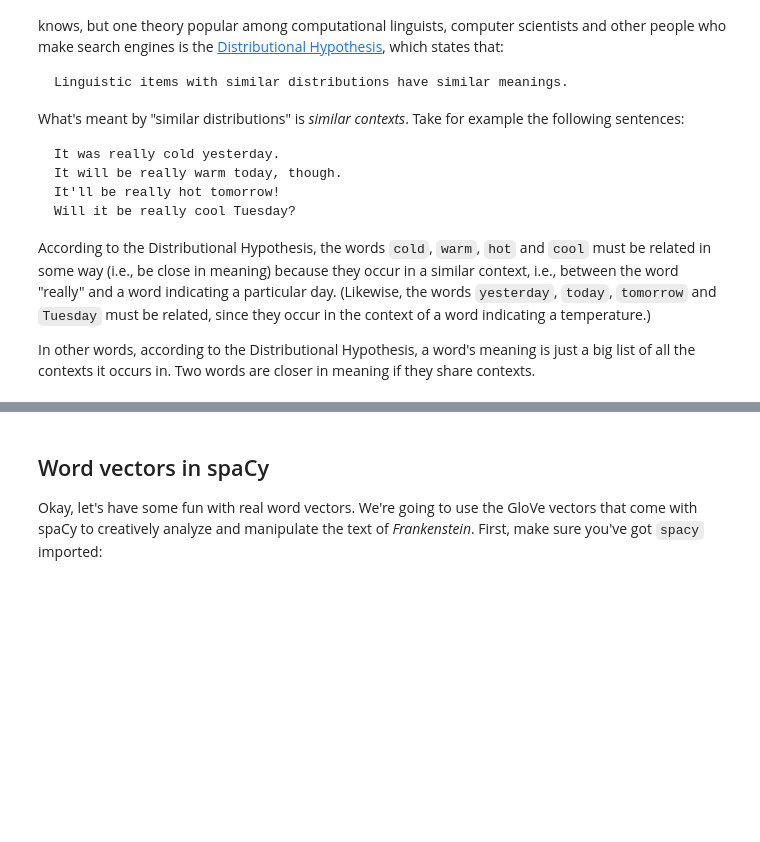
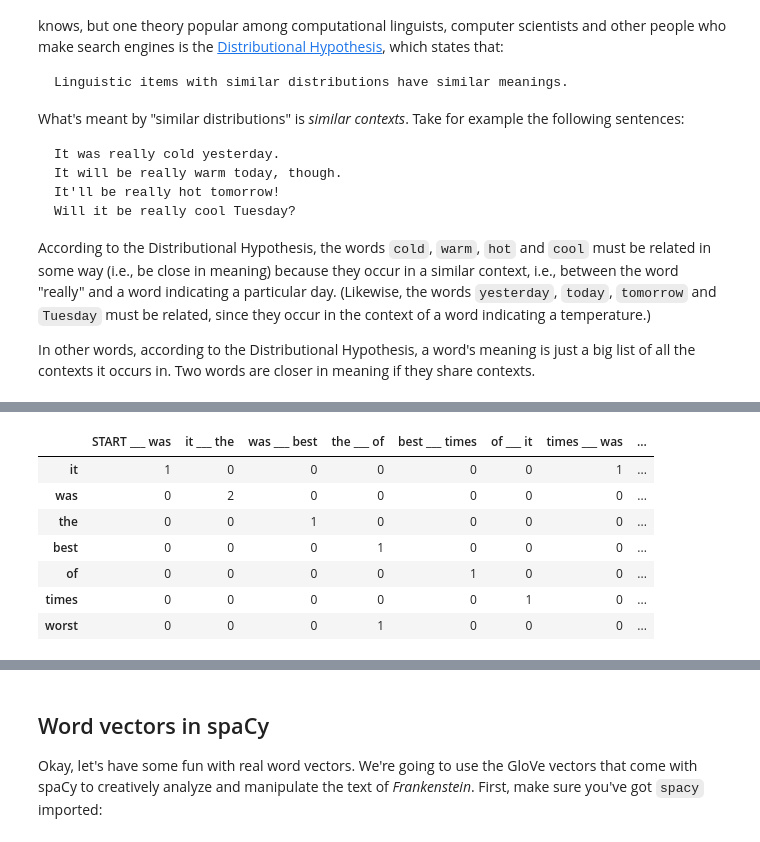
Before and after one commit to aparrish/rwet, a Jupyter notebook: understanding-word-vectors.ipynb, the cells around one changed output, grey strips where cells are left out. Saved outputs shown, nothing was run; the diff lists cells and outputs as text; code cells hidden in the pictures; blank space fills up the shorter version.

```diff
--- a/understanding-word-vectors.ipynb
+++ b/understanding-word-vectors.ipynb
@@ -561 +573,22 @@ In other words, according to the Distributional Hypothesis, a word's meaning is
+# %%
+from collections import defaultdict
+src = "it was the best of times it was the worst of times"
+tokens = ['START'] + src.split() + ['END']
+contexts = defaultdict(lambda: defaultdict(int))
+tok_types = {}
+for i in range(len(tokens)-2):
+    tok_types[tokens[i+1]] = 1
+    contexts[(tokens[i], tokens[i+2])][tokens[i+1]] += 1
+data = {" ___ ".join(k): [v[tok] for tok in tok_types.keys()] for k, v in contexts.items()}
+df = pd.DataFrame(data=data, index=tok_types)
+df
+# %% [output]
+|  | START ___ was | it ___ the | was ___ best | the ___ of | best ___ times | of ___ it | times ___ was | ... |
+| it | 1 | 0 | 0 | 0 | 0 | 0 | 1 | ... |
+| was | 0 | 2 | 0 | 0 | 0 | 0 | 0 | ... |
+| the | 0 | 0 | 1 | 0 | 0 | 0 | 0 | ... |
+| best | 0 | 0 | 0 | 1 | 0 | 0 | 0 | ... |
+| of | 0 | 0 | 0 | 0 | 1 | 0 | 0 | ... |
+| times | 0 | 0 | 0 | 0 | 0 | 1 | 0 | ... |
+| worst | 0 | 0 | 0 | 1 | 0 | 0 | 0 | ... |
 # %% [markdown]
```
Also changed, not shown: parts of 75 cells of this notebook, 1 other file.
